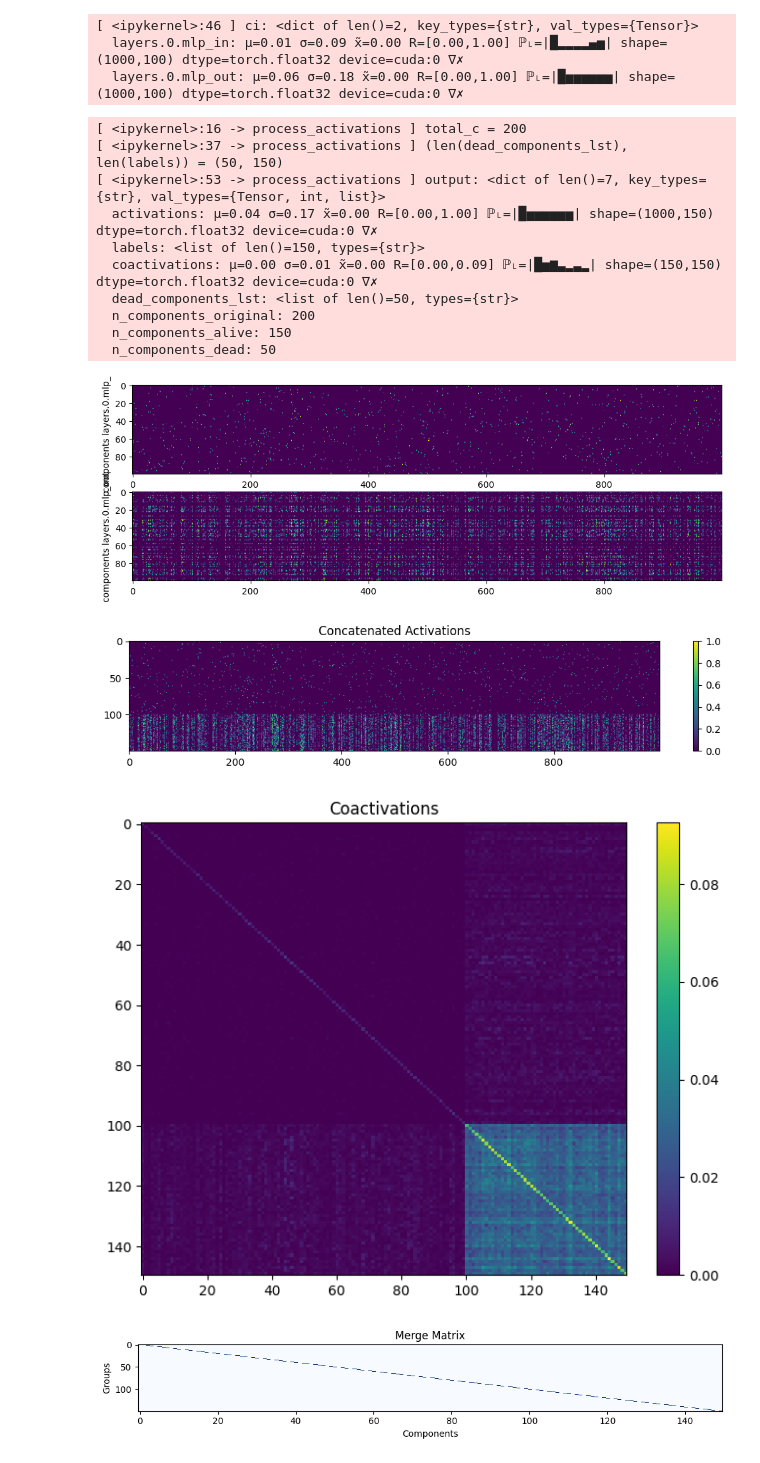
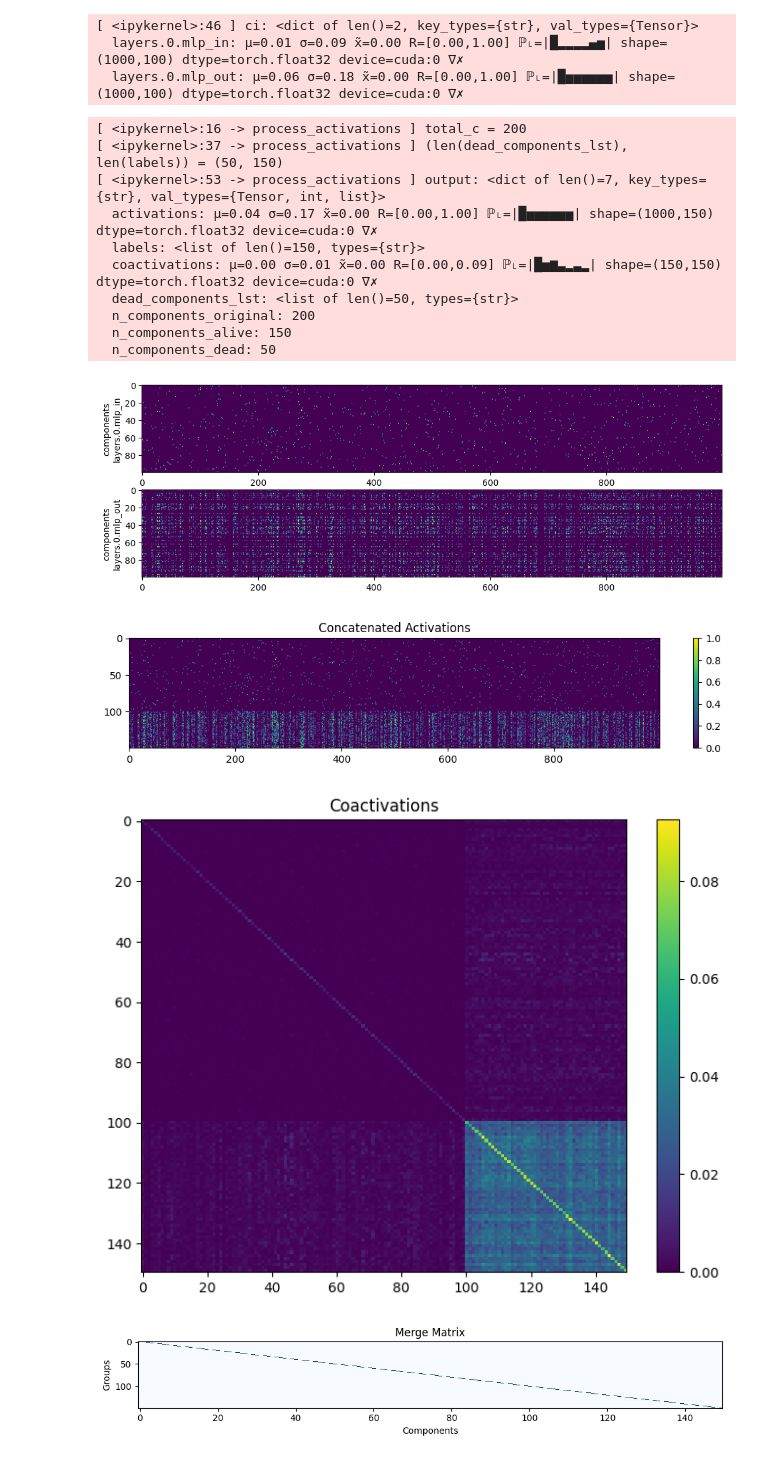
Before and after one commit to moosmiddelkoop/spd, a Jupyter notebook: spd/clustering/dev.ipynb, the cells around one changed output. Drawn from its saved outputs; the diff is of its cells as text; code cells hidden in the pictures.

```diff
--- a/spd/clustering/dev.ipynb
+++ b/spd/clustering/dev.ipynb
@@ -160,41 +161,41 @@ def process_activations(
 		_, axs_act = plt.subplots(len(activations), 1, figsize=(12, 4))
 		for i, (key, act) in enumerate(activations.items()):
 			axs_act[i].imshow(act.T.cpu().numpy(), aspect="auto")
-			axs_act[i].set_ylabel(f"components {key}")
+			axs_act[i].set_ylabel(f"components\n{key}")
 
 		# concatenated activations
 		plt.figure(figsize=(12, 2))
 		plt.imshow(act_concat.T.cpu().numpy(), aspect="auto")
 		plt.title("Concatenated Activations")
 		plt.colorbar()
 
 		# coactivations
 		plt.figure(figsize=(8, 6))
 		plt.imshow(coact.cpu().numpy(), aspect="auto")
 		plt.title("Coactivations")
 		plt.colorbar()
 
 	return output
 
 
 
 coa = process_activations(
 	ci,
 	filter_dead_threshold=0.1,
 	plots=True,
 );
 # %% [output]
 [ <ipykernel>:16 -> process_activations ] total_c = 200
 [ <ipykernel>:37 -> process_activations ] (len(dead_components_lst), len(labels)) = (50, 150)
 [ <ipykernel>:53 -> process_activations ] output: <dict of len()=7, key_types={str}, val_types={Tensor, int, list}>
   activations: μ=0.04 σ=0.17 x̃=0.00 R=[0.00,1.00] ℙ˪=|█▅▅▅▅▅▅| shape=(1000,150) dtype=torch.float32 device=cuda:0 ∇✗
   labels: <list of len()=150, types={str}>
   coactivations: μ=0.00 σ=0.01 x̃=0.00 R=[0.00,0.09] ℙ˪=|█▅▆▃▂▃▂| shape=(150,150) dtype=torch.float32 device=cuda:0 ∇✗
   dead_components_lst: <list of len()=50, types={str}>
   n_components_original: 200
   n_components_alive: 150
   n_components_dead: 50
-[figure, old version]
+[figure, new version]
 [figure]
 [figure]
 # %%
```
Also changed, not shown: parts of 3 cells of this notebook.
